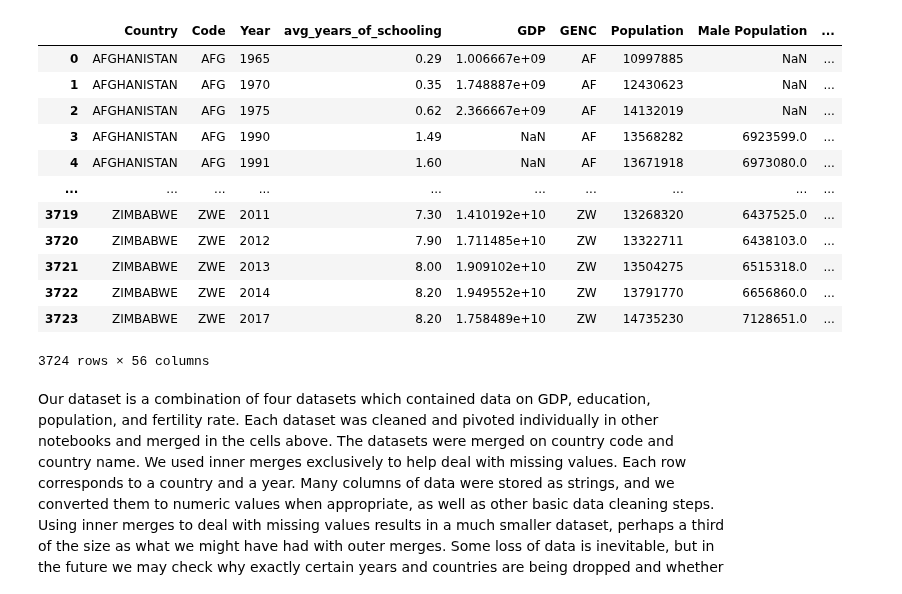
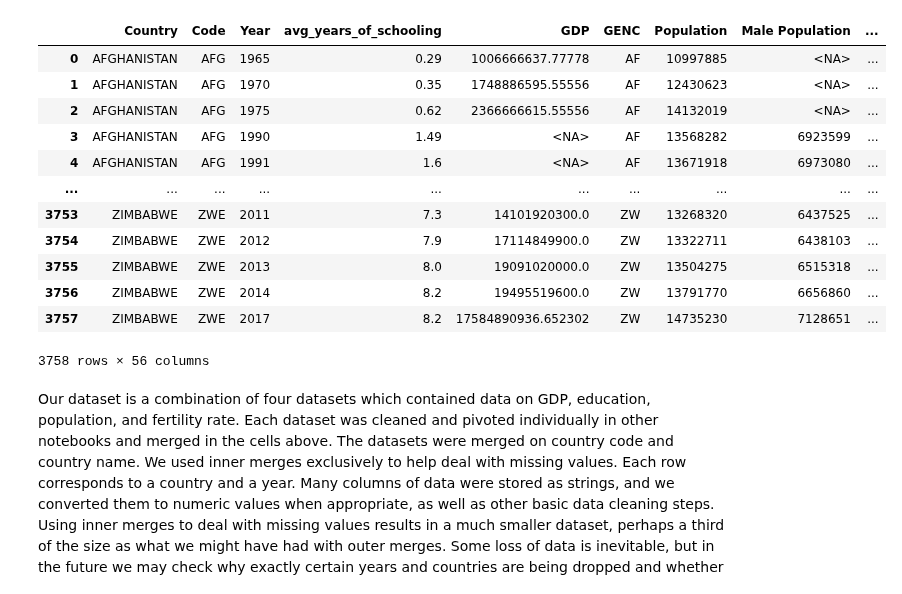
Before and after one commit to addmelo/ACME, a Jupyter notebook: Merging_data.ipynb, the cells around one changed output. Cells and saved outputs as stored; diff of their text form; code cells hidden in the pictures.

```diff
--- a/Merging_data.ipynb
+++ b/Merging_data.ipynb
@@ -4,36 +4,43 @@ import pandas as pd
 from matplotlib import pyplot as plt
 # %%
 # Read and merge datasets
-population_data = pd.read_csv('Cleaned Datasets/cleaned_population_data.csv')
+population_data = pd.read_csv('Cleaned Datasets/cleaned_population_data.csv', index_col="Unnamed: 0")
+population_data = population_data.convert_dtypes()
+# Population data uses 'UNITED STATES'
 education_2017 = pd.read_csv('Cleaned Datasets/CleanedEducationData1870_2017.csv')
+education_2017 = education_2017.convert_dtypes()
+# education_2017 uses 'UNITED STATES'
 world_gdp = pd.read_csv('Cleaned Datasets/World_GDP_cleaned.csv')
+world_gdp = world_gdp.convert_dtypes()
+# world_gdp uses 'UNITED STATES'
 education_wgdp = pd.merge(education_2017, world_gdp, on=['Code', 'Year'],how='inner', indicator=True)
 education_wgdp = education_wgdp.rename(columns={"Country_x": "Country"})
-data_fertility_rate = pd.read_csv('Cleaned Datasets/cleaned_fertility_data.csv')
+data_fertility_rate = pd.read_csv('Cleaned Datasets/cleaned_fertility_data.csv', index_col="Unnamed: 0")
+data_fertility_rate = data_fertility_rate.convert_dtypes()
+data_fertility_rate = data_fertility_rate.replace("UNITED STATES OF AMERICA", "UNITED STATES")
+# data_fertility_rate uses 'UNITED STATES'
 # %%
 data_with_population = pd.merge(education_wgdp, population_data, on=['Country', 'Year'] , how='inner')
 df = pd.merge(data_with_population, data_fertility_rate, on=['Country', 'Year'] , how='inner')
 del df['Country_y']
-del df['Unnamed: 0_x']
-del df['Unnamed: 0_y']
 del df['Region']
 del df['_merge']
 del df['Area in Square Kilometers']
 df
 # %% [output]
 |  | Country | Code | Year | avg_years_of_schooling | GDP | GENC | Population | Male Population | ... |
-| 0 | AFGHANISTAN | AFG | 1965 | 0.29 | 1.006667e+09 | AF | 10997885 | NaN | ... |
-| 1 | AFGHANISTAN | AFG | 1970 | 0.35 | 1.748887e+09 | AF | 12430623 | NaN | ... |
-| 2 | AFGHANISTAN | AFG | 1975 | 0.62 | 2.366667e+09 | AF | 14132019 | NaN | ... |
-| 3 | AFGHANISTAN | AFG | 1990 | 1.49 | NaN | AF | 13568282 | 6923599.0 | ... |
-| 4 | AFGHANISTAN | AFG | 1991 | 1.60 | NaN | AF | 13671918 | 6973080.0 | ... |
+| 0 | AFGHANISTAN | AFG | 1965 | 0.29 | 1006666637.77778 | AF | 10997885 | <NA> | ... |
+| 1 | AFGHANISTAN | AFG | 1970 | 0.35 | 1748886595.55556 | AF | 12430623 | <NA> | ... |
+| 2 | AFGHANISTAN | AFG | 1975 | 0.62 | 2366666615.55556 | AF | 14132019 | <NA> | ... |
+| 3 | AFGHANISTAN | AFG | 1990 | 1.49 | <NA> | AF | 13568282 | 6923599 | ... |
+| 4 | AFGHANISTAN | AFG | 1991 | 1.6 | <NA> | AF | 13671918 | 6973080 | ... |
 | ... | ... | ... | ... | ... | ... | ... | ... | ... | ... |
-| 3719 | ZIMBABWE | ZWE | 2011 | 7.30 | 1.410192e+10 | ZW | 13268320 | 6437525.0 | ... |
-| 3720 | ZIMBABWE | ZWE | 2012 | 7.90 | 1.711485e+10 | ZW | 13322711 | 6438103.0 | ... |
-| 3721 | ZIMBABWE | ZWE | 2013 | 8.00 | 1.909102e+10 | ZW | 13504275 | 6515318.0 | ... |
-| 3722 | ZIMBABWE | ZWE | 2014 | 8.20 | 1.949552e+10 | ZW | 13791770 | 6656860.0 | ... |
-| 3723 | ZIMBABWE | ZWE | 2017 | 8.20 | 1.758489e+10 | ZW | 14735230 | 7128651.0 | ... |
+| 3753 | ZIMBABWE | ZWE | 2011 | 7.3 | 14101920300.0 | ZW | 13268320 | 6437525 | ... |
+| 3754 | ZIMBABWE | ZWE | 2012 | 7.9 | 17114849900.0 | ZW | 13322711 | 6438103 | ... |
+| 3755 | ZIMBABWE | ZWE | 2013 | 8.0 | 19091020000.0 | ZW | 13504275 | 6515318 | ... |
+| 3756 | ZIMBABWE | ZWE | 2014 | 8.2 | 19495519600.0 | ZW | 13791770 | 6656860 | ... |
+| 3757 | ZIMBABWE | ZWE | 2017 | 8.2 | 17584890936.652302 | ZW | 14735230 | 7128651 | ... |
-3724 rows × 56 columns
+3758 rows × 56 columns
 # %%
 df.to_csv("Cleaned Datasets/Merged_data.csv",index = False)
 # %% [markdown]
```
Also changed, not shown: parts of 2 cells of this notebook, 1 other file.
